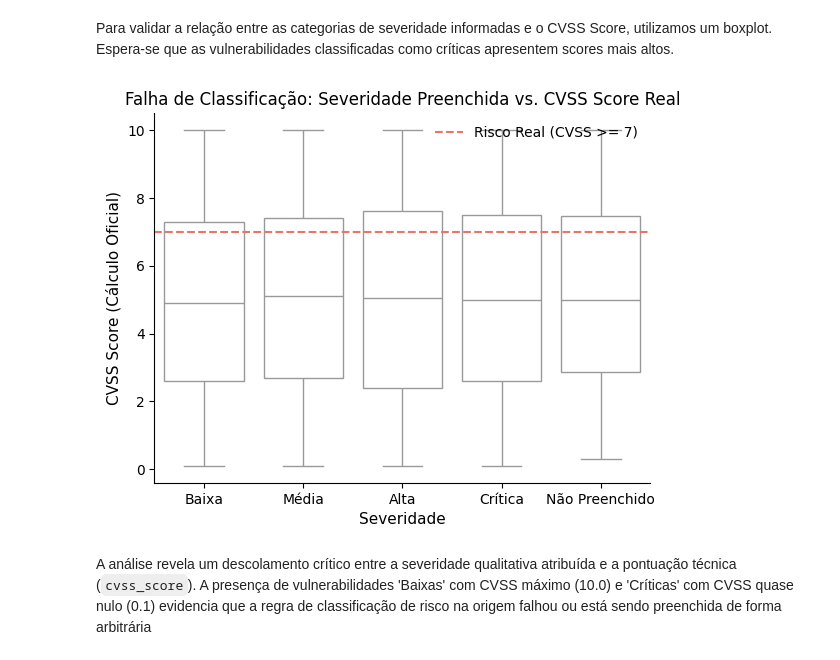
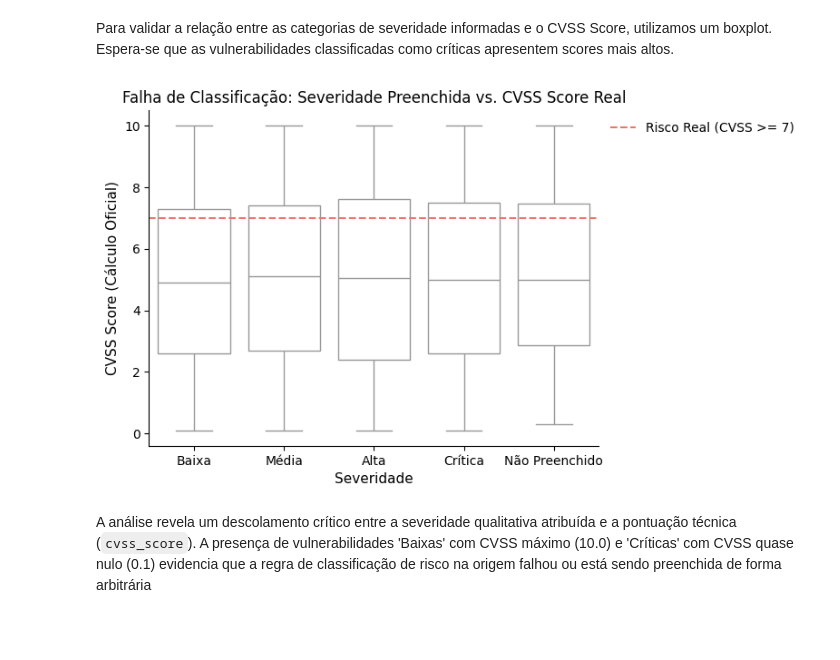
Before and after one commit to Moutt/CyberSecurity-Analytics, a Jupyter notebook: notebooks/exploracao_para_limpeza.ipynb, the cells around one changed output. Saved outputs shown, nothing was run; the diff lists cells and outputs as text; code cells hidden in the pictures; blank space fills up the shorter version.

```diff
--- a/notebooks/exploracao_para_limpeza.ipynb
+++ b/notebooks/exploracao_para_limpeza.ipynb
@@ -233,26 +234,26 @@ Espera-se que as vulnerabilidades classificadas como críticas apresentem scores
 # %%
 # 3. A Prova Visual (Boxplot limpo e ordenado)
 sns.boxplot(
     data=df_vulnerabilidades,
     x='severidade_normalizada',
     y='cvss_score',
     order=['Baixa', 'Média', 'Alta', 'Crítica', 'Não Preenchido'],
     color="white"
 )
 
 # Linha de corte do risco real
 plt.axhline(y=7.0, color="#e97569", linestyle='--', label='Risco Real (CVSS >= 7)')
 
 # Refinamento visual
 sns.despine()
 plt.title('Falha de Classificação: Severidade Preenchida vs. CVSS Score Real')
 plt.xlabel('Severidade', fontsize=11)
 plt.ylabel('CVSS Score (Cálculo Oficial)', fontsize=11)
-plt.legend(frameon=False)
+plt.legend(frameon=False, bbox_to_anchor=(1, 1), loc='upper left')
 
 plt.show()
 # %% [output]
-[figure, old version]
+[figure, new version]
 # %% [markdown]
 A análise revela um descolamento crítico entre a severidade qualitativa atribuída e a pontuação técnica (`cvss_score`). A presença de vulnerabilidades 'Baixas' com CVSS máximo (10.0) e 'Críticas' com CVSS quase nulo (0.1) evidencia que a regra de classificação de risco na origem falhou ou está sendo preenchida de forma arbitrária
 # %% [markdown]
```
Also changed, not shown: parts of 2 cells of this notebook, 3 other files.
